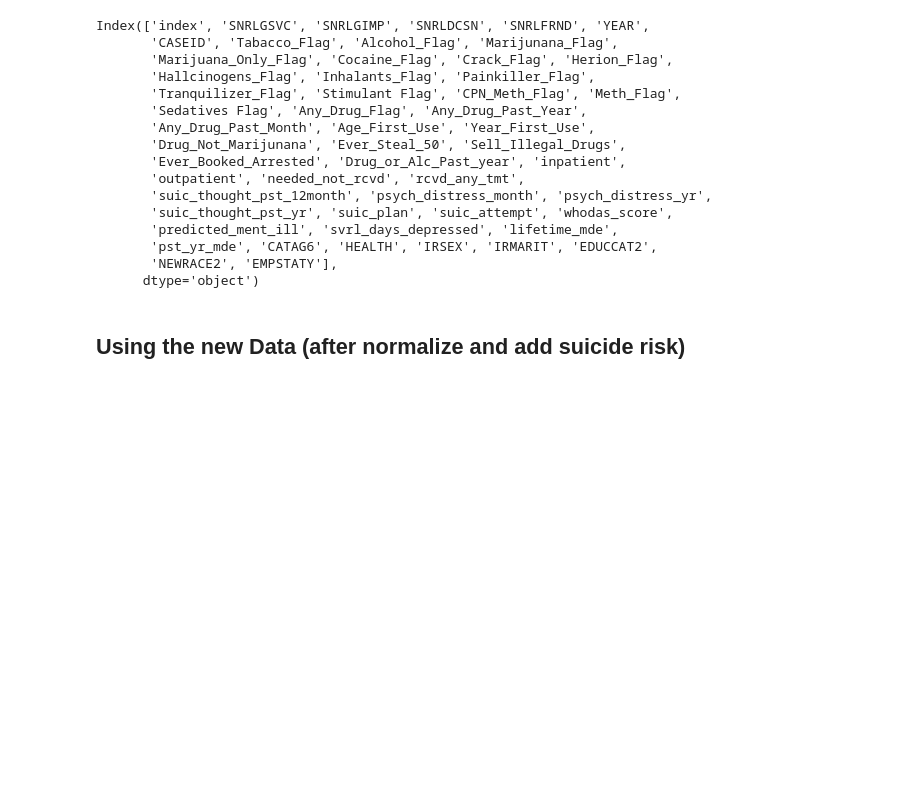
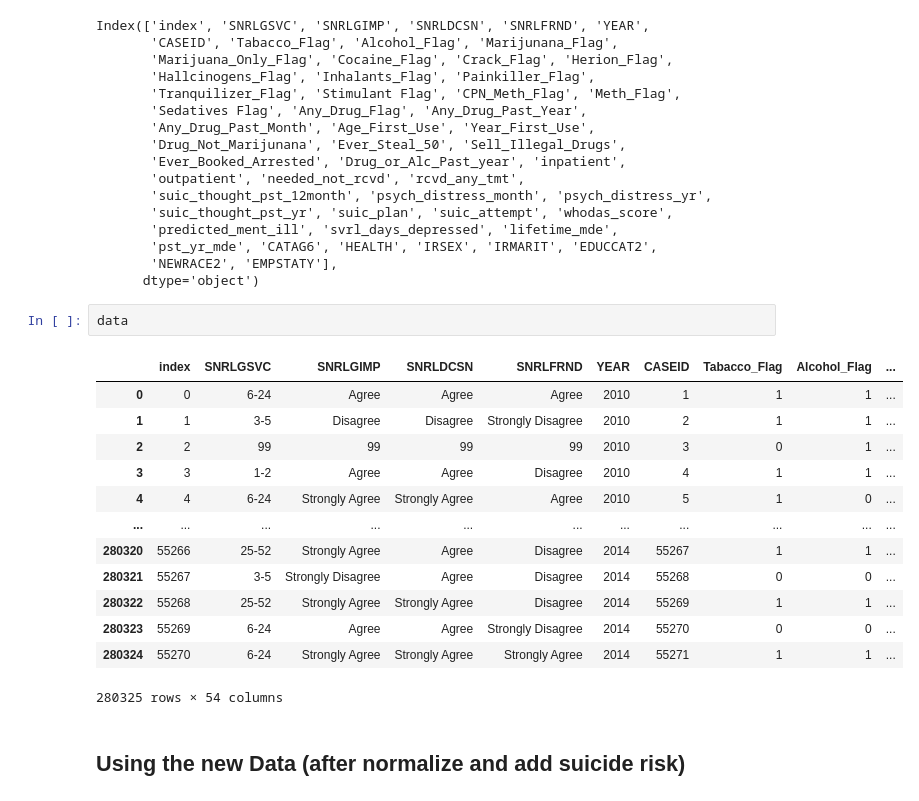
Before and after one commit to zaxiang/DDS_Project, a Jupyter notebook: Heatmap.ipynb, the cells around one changed output. Cells and saved outputs as stored; diff of their text form; blank space fills up the shorter version.

```diff
--- a/Heatmap.ipynb
+++ b/Heatmap.ipynb
@@ -23,6 +23,22 @@ Index(['index', 'SNRLGSVC', 'SNRLGIMP', 'SNRLDCSN', 'SNRLFRND', 'YEAR',
        'pst_yr_mde', 'CATAG6', 'HEALTH', 'IRSEX', 'IRMARIT', 'EDUCCAT2',
        'NEWRACE2', 'EMPSTATY'],
       dtype='object')
+# %%
+data
+# %% [output]
+|  | index | SNRLGSVC | SNRLGIMP | SNRLDCSN | SNRLFRND | YEAR | CASEID | Tabacco_Flag | Alcohol_Flag | ... |
+| 0 | 0 | 6-24 | Agree | Agree | Agree | 2010 | 1 | 1 | 1 | ... |
+| 1 | 1 | 3-5 | Disagree | Disagree | Strongly Disagree | 2010 | 2 | 1 | 1 | ... |
+| 2 | 2 | 99 | 99 | 99 | 99 | 2010 | 3 | 0 | 1 | ... |
+| 3 | 3 | 1-2 | Agree | Agree | Disagree | 2010 | 4 | 1 | 1 | ... |
+| 4 | 4 | 6-24 | Strongly Agree | Strongly Agree | Agree | 2010 | 5 | 1 | 0 | ... |
+| ... | ... | ... | ... | ... | ... | ... | ... | ... | ... | ... |
+| 280320 | 55266 | 25-52 | Strongly Agree | Agree | Disagree | 2014 | 55267 | 1 | 1 | ... |
+| 280321 | 55267 | 3-5 | Strongly Disagree | Agree | Disagree | 2014 | 55268 | 0 | 0 | ... |
+| 280322 | 55268 | 25-52 | Strongly Agree | Strongly Agree | Disagree | 2014 | 55269 | 1 | 1 | ... |
+| 280323 | 55269 | 6-24 | Agree | Agree | Strongly Disagree | 2014 | 55270 | 0 | 0 | ... |
+| 280324 | 55270 | 6-24 | Strongly Agree | Strongly Agree | Strongly Agree | 2014 | 55271 | 1 | 1 | ... |
+280325 rows × 54 columns
 # %% [markdown]
 ## Using the new Data (after normalize and add suicide risk)
 # %%
```
